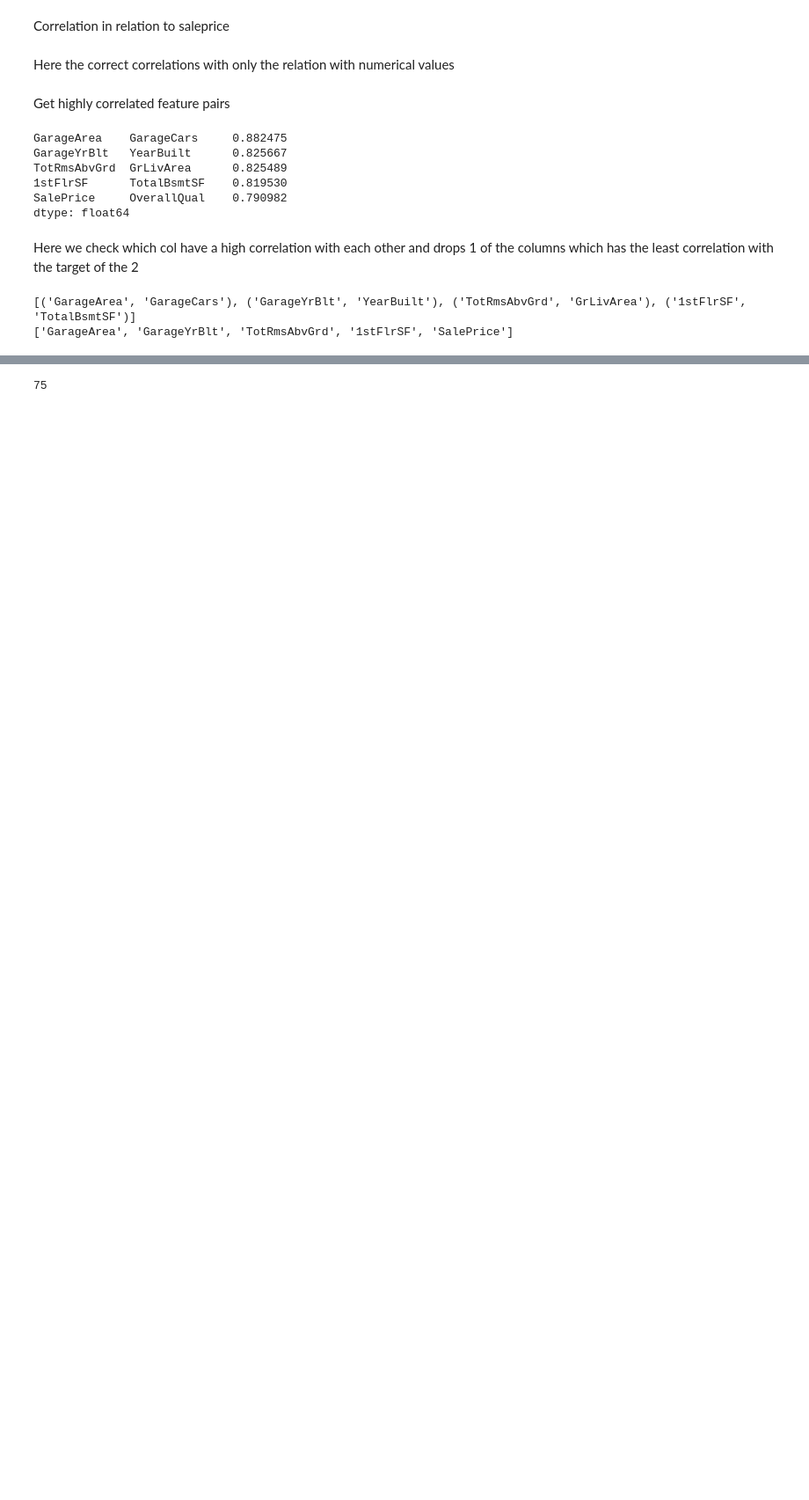
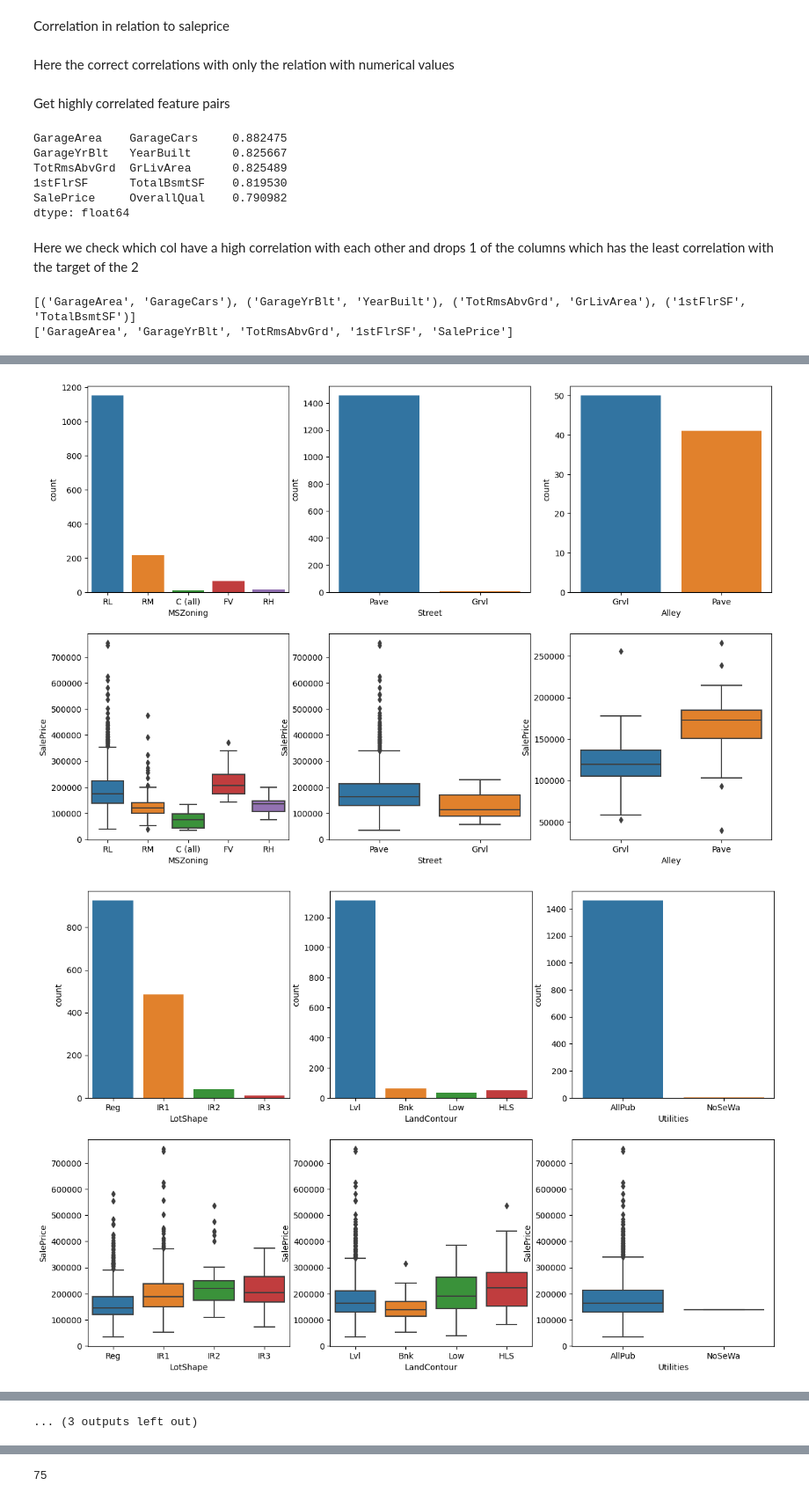
Before and after one commit to jasperjumelet/Kaggle_ML_Competitions, a Jupyter notebook: House Prices - Advanced Regression Techniques/Gradient_boosting_categorical_numerical.ipynb, the cells around one changed output, grey strips where cells are left out. Shown at 88% size. Drawn from its saved outputs; the diff is of its cells as text; code cells hidden in the pictures; blank space fills up the shorter version.

Commit message:
added EDA for categorical data statistics and visuals of frequency

```diff
--- a/House Prices - Advanced Regression Techniques/Gradient_boosting_categorical_numerical.ipynb
+++ b/House Prices - Advanced Regression Techniques/Gradient_boosting_categorical_numerical.ipynb
@@ -159,0 +164,24 @@ all_features = num_cols + cat_cols
+# %%
+cat_stats = []
+
+for c in cat_cols:
+    stats = {
+        'column': c,
+        'values': df[c].unique(),
+        'values_count_incna': len(df[c].unique()),
+        'values_count_nona': df[c].nunique(),
+        'num_miss': df[c].isnull().sum(),
+        'pct_miss': (df[c].isnull().sum() / len(df)).round(3) * 100
+    }
+    cat_stats.append(stats)
+
+# convert the list of dicts to df
+df_cat_stats = pd.DataFrame(cat_stats)
+
+# make it ascending based on values_count_incna
+df_cat_stats.sort_values(by = 'values_count_incna', inplace=True, ascending=True)
+
+# Set the index to column names
+df_cat_stats.set_index('column', inplace=True)
+
+df_cat_stats
@@ -159,0 +209,17 @@ all_features = num_cols + cat_cols
+# %%
+ix = 1
+fig = plt.figure(figsize= (15, 10))
+for c in cat_cols:
+    if ix <= 3:
+        ax1 = fig.add_subplot(2, 3, ix)
+        sns.countplot(data=df, x=c, ax=ax1)
+        ax2 = fig.add_subplot(2, 3, ix+3)
+        sns.boxplot(data=df, x=c, y='SalePrice', ax=ax2)
+
+    ix = ix +1
+    if ix == 4:
+        fig = plt.figure(figsize = (15, 10))
+        ix=1
+# %% [output]
+[figure, added]
+[figure, added]
@@ -160 +236,2 @@ all_features = num_cols + cat_cols
+... (3 outputs left out)
 # %% [markdown]
```
Also changed, not shown: parts of 7 cells of this notebook.
